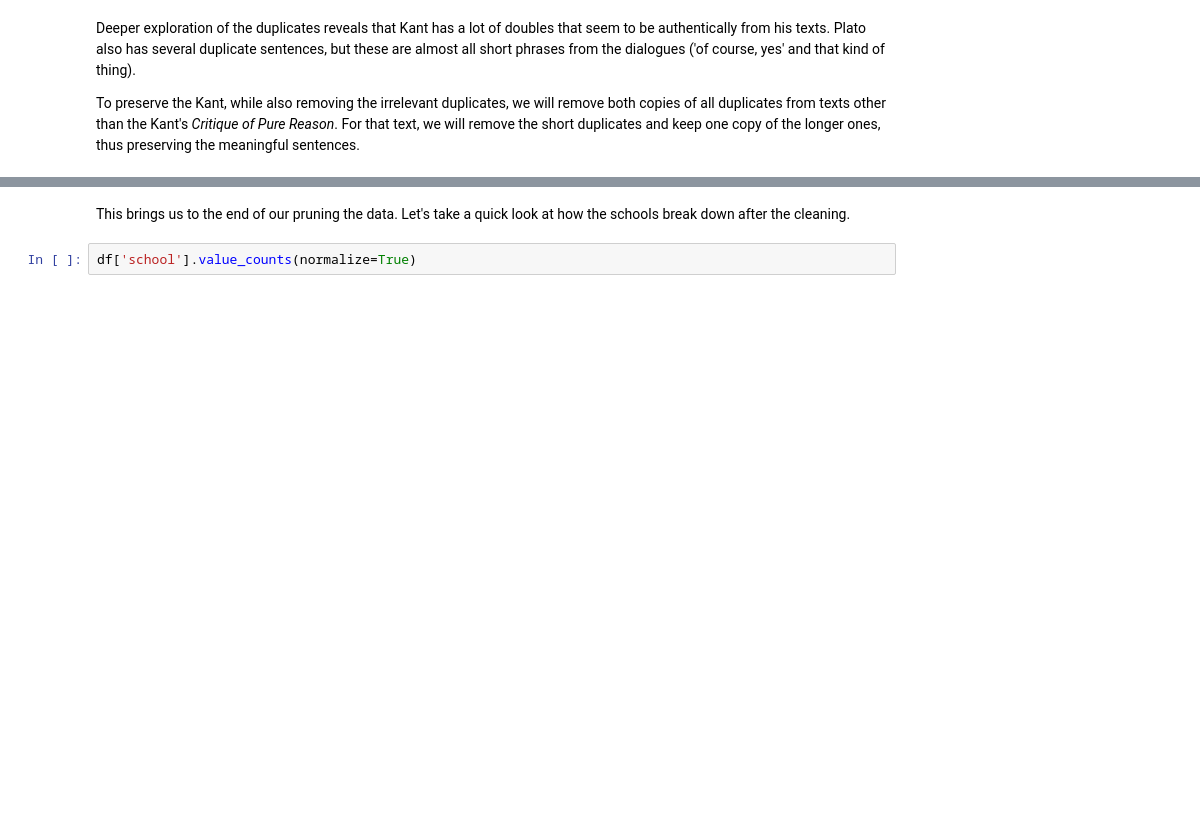
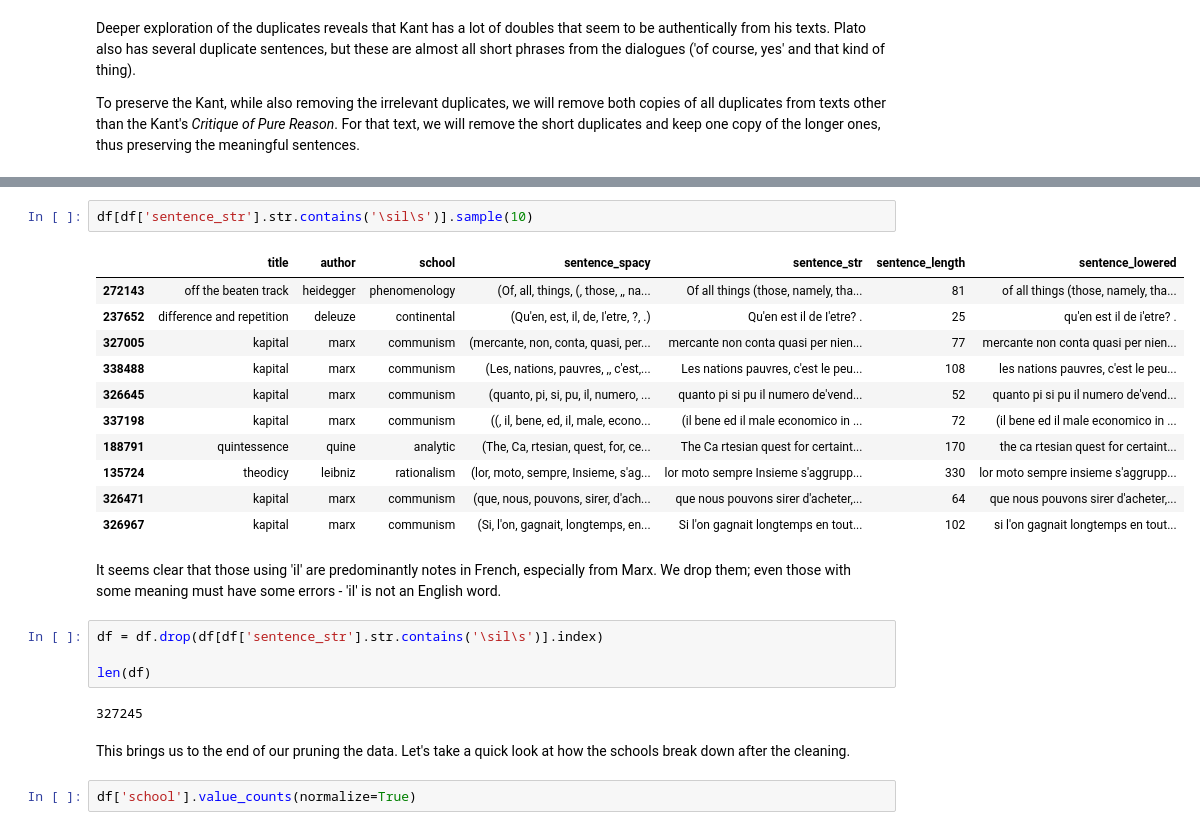
Before and after one commit to kcalizadeh/phil_nlp, a Jupyter notebook: data_load_clean.ipynb, the cells around one changed output, grey strips where cells are left out. Saved outputs shown, nothing was run; the diff lists cells and outputs as text; blank space fills up the shorter version.

```diff
--- a/data_load_clean.ipynb
+++ b/data_load_clean.ipynb
@@ -1029,3 +1140,25 @@ len(df)
+# %%
+df[df['sentence_str'].str.contains('\sil\s')].sample(10)
+# %% [output]
+|  | title | author | school | sentence_spacy | sentence_str | sentence_length | sentence_lowered |
+| 272143 | off the beaten track | heidegger | phenomenology | (Of, all, things, (, those, ,, na... | Of all things (those, namely, tha... | 81 | of all things (those, namely, tha... |
+| 237652 | difference and repetition | deleuze | continental | (Qu'en, est, il, de, I'etre, ?, .) | Qu'en est il de I'etre? . | 25 | qu'en est il de i'etre? . |
+| 327005 | kapital | marx | communism | (mercante, non, conta, quasi, per... | mercante non conta quasi per nien... | 77 | mercante non conta quasi per nien... |
+| 338488 | kapital | marx | communism | (Les, nations, pauvres, ,, c'est,... | Les nations pauvres, c'est le peu... | 108 | les nations pauvres, c'est le peu... |
+| 326645 | kapital | marx | communism | (quanto, pi, si, pu, il, numero, ... | quanto pi si pu il numero de'vend... | 52 | quanto pi si pu il numero de'vend... |
+| 337198 | kapital | marx | communism | ((, il, bene, ed, il, male, econo... | (il bene ed il male economico in ... | 72 | (il bene ed il male economico in ... |
+| 188791 | quintessence | quine | analytic | (The, Ca, rtesian, quest, for, ce... | The Ca rtesian quest for certaint... | 170 | the ca rtesian quest for certaint... |
+| 135724 | theodicy | leibniz | rationalism | (lor, moto, sempre, Insieme, s'ag... | lor moto sempre Insieme s'aggrupp... | 330 | lor moto sempre insieme s'aggrupp... |
+| 326471 | kapital | marx | communism | (que, nous, pouvons, sirer, d'ach... | que nous pouvons sirer d'acheter,... | 64 | que nous pouvons sirer d'acheter,... |
+| 326967 | kapital | marx | communism | (Si, l'on, gagnait, longtemps, en... | Si l'on gagnait longtemps en tout... | 102 | si l'on gagnait longtemps en tout... |
+# %% [markdown]
+It seems clear that those using 'il' are predominantly notes in French, especially from Marx. We drop them; even those with some meaning must have some errors - 'il' is not an English word.
+# %%
+df = df.drop(df[df['sentence_str'].str.contains('\sil\s')].index)
+
+len(df)
+# %% [output]
+327245
 # %% [markdown]
 This brings us to the end of our pruning the data. Let's take a quick look at how the schools break down after the cleaning.
 # %%
```
Also changed, not shown: parts of 39 cells of this notebook.
